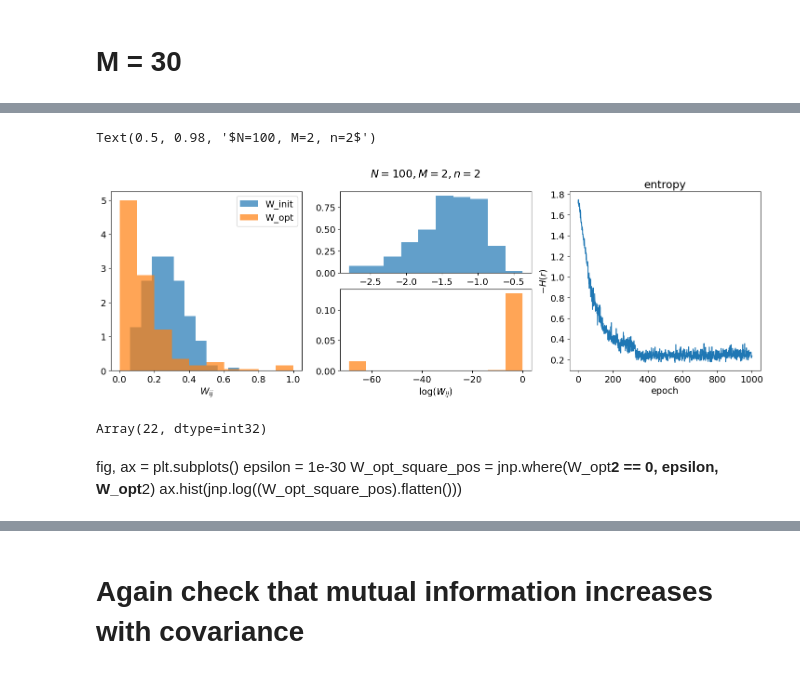
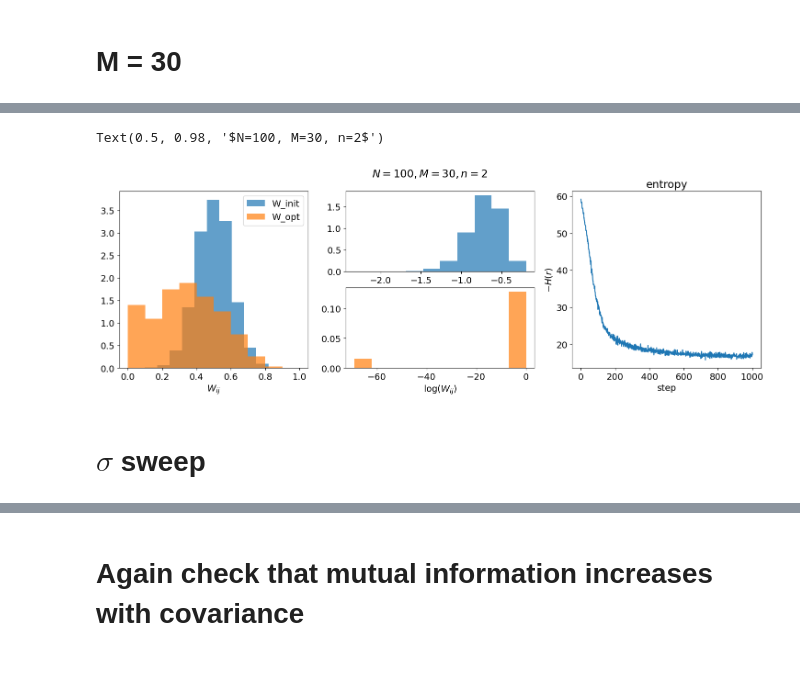
Before and after one commit to juancarlosfdc/noncanonical-olfaction, a Jupyter notebook: canonical-model-jax.ipynb, the cells around one changed output, grey strips where cells are left out. Drawn from its saved outputs; the diff is of its cells as text; code cells hidden in the pictures.

```diff
--- a/canonical-model-jax.ipynb
+++ b/canonical-model-jax.ipynb
@@ -169,8 +172,13 @@ def run_optimization(os, key, W_init, n_steps=int(2e3), param='square', stepsize
 # %%
+def compute_rho(W):
+    rho = 1 - jnp.sum(W == 0) / len(W.flatten())
+    return rho
+
 def mirror_descent(n_steps, W_init, c_init, key, lr, os, phi, psi):
     value_and_grad = jax.value_and_grad(lambda *args: -os.compute_entropy_of_r(*args)) # minus sign because we want to maximize entropy! Just remember your values are negative.
     trajectory = [W_init]
     entropies = [-os.compute_entropy_of_r(W_init, c_init, key)]
+    rhos = [compute_rho(W_init)]
     W_current = W_init
     print_interval = round(n_steps / 10)
     for n in range(n_steps):
@@ -181,6 +189,7 @@ def mirror_descent(n_steps, W_init, c_init, key, lr, os, phi, psi):
         trajectory.append(W_new)
         entropies.append(value)
         W_current = W_new
+        rhos.append(compute_rho(W_current))
         if n % print_interval == 0:
             print(f"Step {n}, Estimated Entropy: {-value}")
-    return jnp.array(trajectory), entropies
+    return jnp.array(trajectory), entropies, rhos
@@ -201,7 +234,7 @@ def phi(u):
 def psi(x):
     return jnp.log(x / (1 - x))
 
-Ws, ents = mirror_descent(1000, W_init, cs, key, 3, os, phi, psi)
+Ws, ents, rhos = mirror_descent(1000, W_init, cs, key, 3, os, phi, psi)
 # %% [output]
 Step 0, Estimated Entropy: -1.746553897857666
 Step 100, Estimated Entropy: -0.6839829087257385
@@ -269,15 +280,9 @@ Why is this so much slower than it used to be for $N = 100, M=30$?
 # %% [markdown]
 # M = 30
 # %%
-# Maximization with respect to W
-
-
-
-
-# Set up JAX optimizer
 N, n, M, P = 100, 2, 30, 1000
-os = OlfactorySensing(N=N, n=n, M=M, P=P)
+os = OlfactorySensing(N=N, n=n, M=M, P=P, sigma_c=2.44)
 key = jax.random.PRNGKey(0)
 os.cs = os.draw_cs(key=key)
-W_init = 1 / jnp.sqrt(os.N) * jax.random.normal(key, shape=(M, N)) + 0
+W_init = 1 / jnp.sqrt(os.N) * jax.random.normal(key, shape=(M, N)) + 0.5
 os.W = W_init
@@ -306,2 +288,0 @@ def run_optimization(os, key, W_init, n_steps=int(2e3), param='square', stepsize
-# %%
-ent_values, W_opt = run_optimization(os, key, W_init, n_steps=200, param='square')
@@ -328,42 +361,33 @@ W2 = W_opt**2
 # %%
 def plot_W(W_init, W_opt, entropies):
     fig = plt.figure(figsize=(18, 5))
 
     # Create a GridSpec layout with 2 rows and 3 columns
     gs = GridSpec(2, 3, height_ratios=[1, 1], figure=fig)
 
     # Add axes
     ax1 = fig.add_subplot(gs[:, 0])  # First column spans both rows
     ax2_top = fig.add_subplot(gs[0, 1])  # Top half of the middle column
     ax2_bottom = fig.add_subplot(gs[1, 1])  # Bottom half of the middle column
     ax3 = fig.add_subplot(gs[:, 2])
 
     epsilon = 1e-30
-    W_opt_square_pos = jnp.where(W_opt**2 == 0, epsilon, W_opt**2)
-    ax1.hist(W_init.flatten()**2, alpha=0.7, label='W_init', density=True)
-    ax1.hist(W_opt_square_pos.flatten(), alpha=0.7, label='W_opt', density=True)
+    W_opt = jnp.where(W_opt == 0, epsilon, W_opt)
+    ax1.hist(W_init.flatten(), alpha=0.7, label='W_init', density=True)
+    ax1.hist(W_opt.flatten(), alpha=0.7, label='W_opt', density=True)
     ax1.set_xlabel(r'$W_{ij}$')
-    ax2_top.hist(jnp.log(W_init.flatten()**2), alpha=0.7, label='W_init', density=True, color='tab:blue')
-    ax2_bottom.hist(jnp.log(W_opt_square_pos.flatten()), alpha=0.7, label='W_opt', density=True, color='tab:orange')
+    ax2_top.hist(jnp.log(W_init.flatten()), alpha=0.7, label='W_init', density=True, color='tab:blue')
+    ax2_bottom.hist(jnp.log(W_opt.flatten()), alpha=0.7, label='W_opt', density=True, color='tab:orange')
     ax2_bottom.set_xlabel(r'$\log(W_{ij})$')
     ax1.legend()
     ax3.plot(range(len(entropies)), entropies)
     ax3.set_title('entropy')
     ax3.set_ylabel(r'$-H(r)$')
-    ax3.set_xlabel('epoch')
+    ax3.set_xlabel('step')
     return fig
 
-fig = plot_W(W_init, W_final, ents)
+fig = plot_W(Ws[0], Ws[-1], ents)
 fig.suptitle(rf'$N={os.N}, M={os.M}, n={os.n}$')
 # %% [output]
-Text(0.5, 0.98, '$N=100, M=2, n=2$')
+Text(0.5, 0.98, '$N=100, M=30, n=2$')
-[figure, old version]
+[figure, new version]
-# %%
-jnp.sum(W_final.flatten() < 1e-5)
-# %% [output]
-Array(22, dtype=int32)
-# %% [markdown]
-fig, ax = plt.subplots()
-epsilon = 1e-30
-W_opt_square_pos = jnp.where(W_opt**2 == 0, epsilon, W_opt**2)
-ax.hist(jnp.log((W_opt_square_pos).flatten()))
@@ -369,0 +396,2 @@ ax.hist(jnp.log((W_opt_square_pos).flatten()))
+# %% [markdown]
+# $\sigma$ sweep
```
Also changed, not shown: parts of 36 cells of this notebook.
